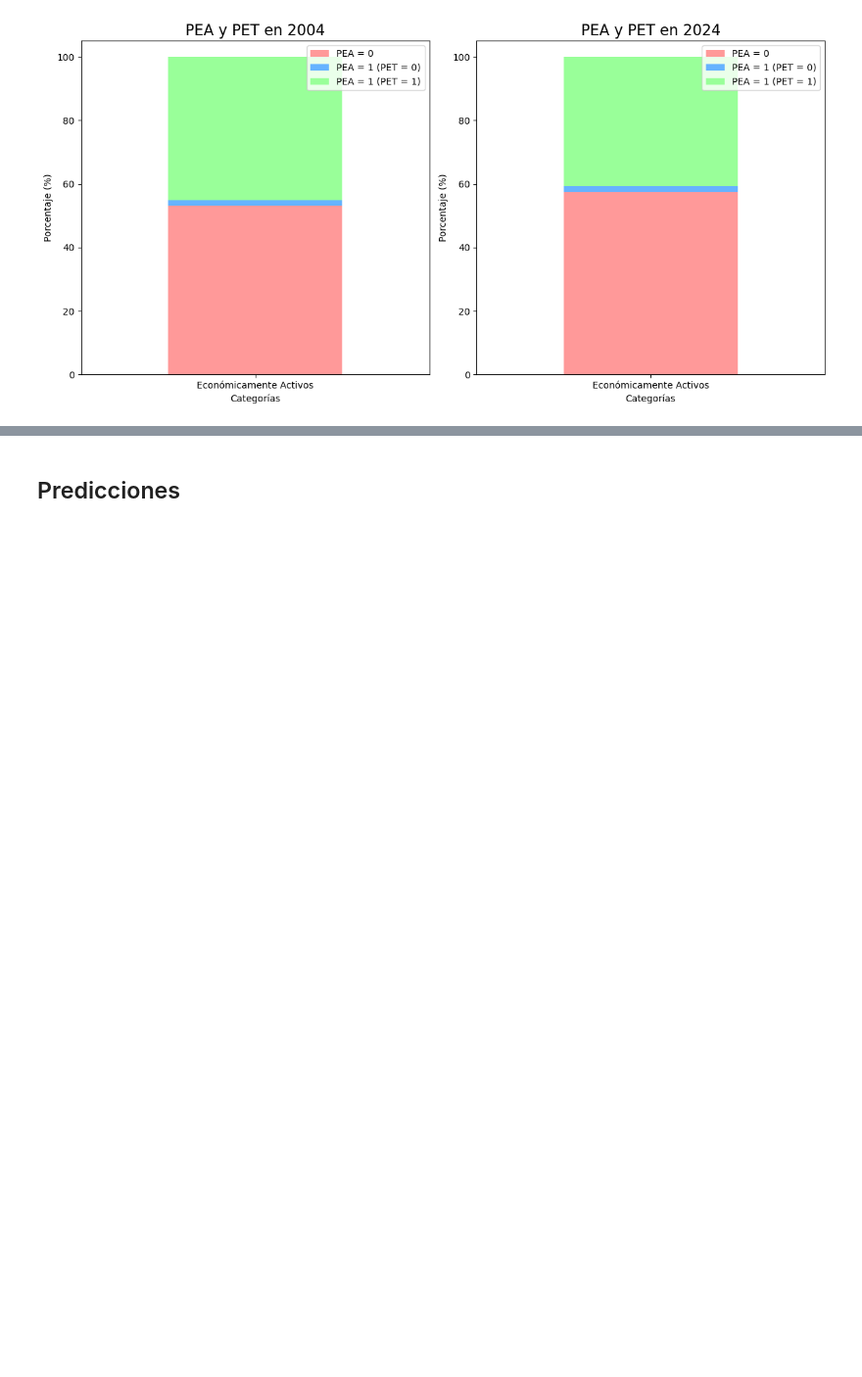
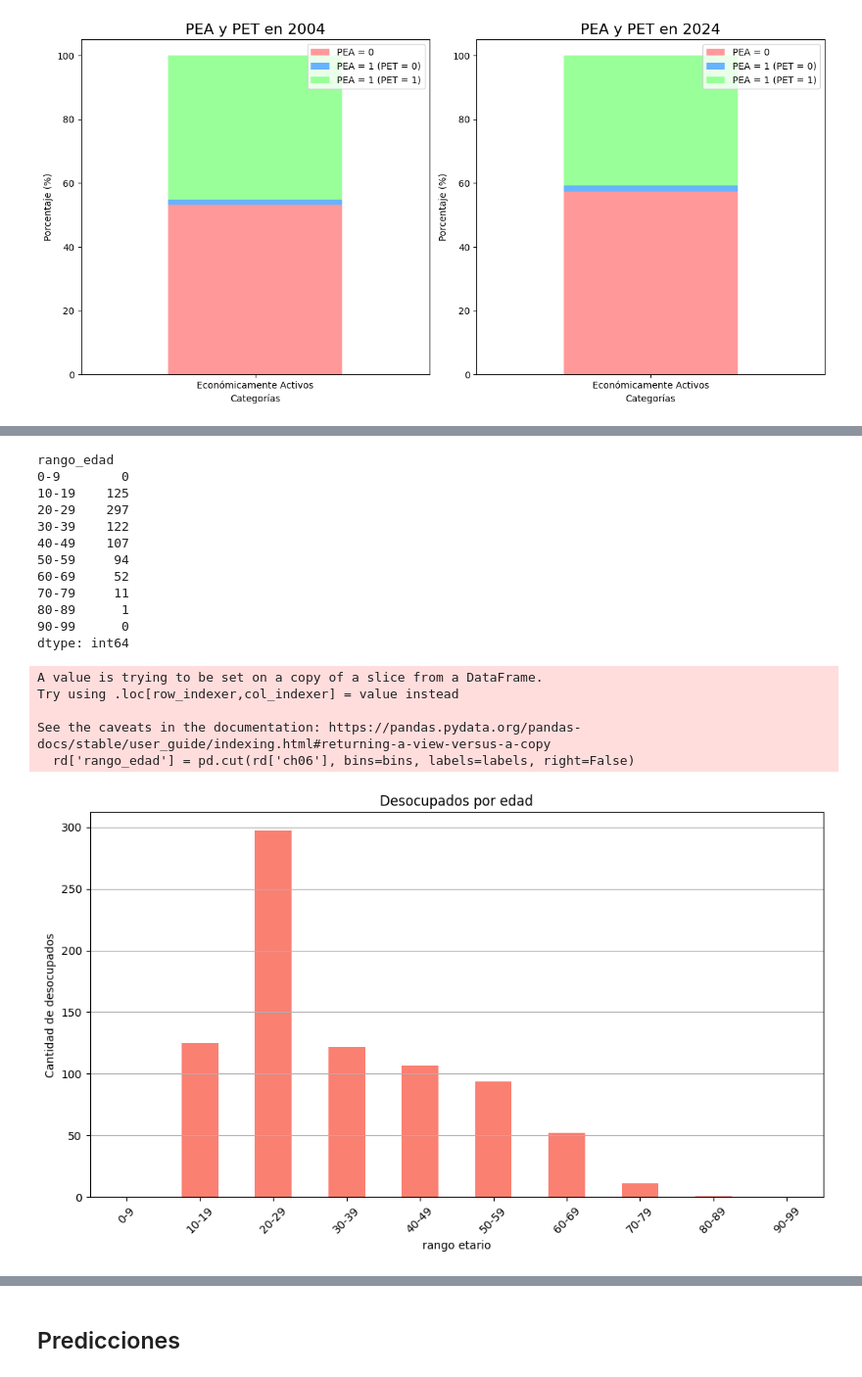
Before and after one commit to miligarofalo/CC408-T2-1, a Jupyter notebook: TP3/Untitled1.ipynb, the cells around one changed output, grey strips where cells are left out. Shown at 98% size. Saved outputs shown, nothing was run; the diff lists cells and outputs as text; code cells hidden in the pictures; blank space fills up the shorter version.

```diff
--- a/TP3/Untitled1.ipynb
+++ b/TP3/Untitled1.ipynb
@@ -737,0 +808,44 @@ plt.show()
+# %%
+import pandas as pd
+
+# rangos cada 10 años
+bins = range(0, 101, 10)
+labels = [f'{i}-{i + 9}' for i in bins[:-1]]
+
+rd['rango_edad'] = pd.cut(rd['ch06'], bins=bins, labels=labels, right=False)
+resultado = rd.groupby('rango_edad').size()
+
+# Mostrar el resultado
+print(resultado)
+
+# Crear gráfico de barras
+plt.figure(figsize=(10, 6))
+resultado.plot(kind='bar', color='salmon')
+plt.title('Desocupados por edad')
+plt.xlabel('rango etario')
+plt.ylabel('Cantidad de desocupados')
+plt.xticks(rotation=45)
+plt.grid(axis='y')
+
+# Mostrar el gráfico
+plt.tight_layout()
+plt.show()
+# %% [output]
+rango_edad
+0-9        0
+10-19    125
+20-29    297
+30-39    122
+40-49    107
+50-59     94
+60-69     52
+70-79     11
+80-89      1
+90-99      0
+dtype: int64
+A value is trying to be set on a copy of a slice from a DataFrame.
+Try using .loc[row_indexer,col_indexer] = value instead
+
+See the caveats in the documentation: https://pandas.pydata.org/pandas-docs/stable/user_guide/indexing.html#returning-a-view-versus-a-copy
+  rd['rango_edad'] = pd.cut(rd['ch06'], bins=bins, labels=labels, right=False)
+[figure, added]
```
Also changed, not shown: parts of 13 cells of this notebook.
